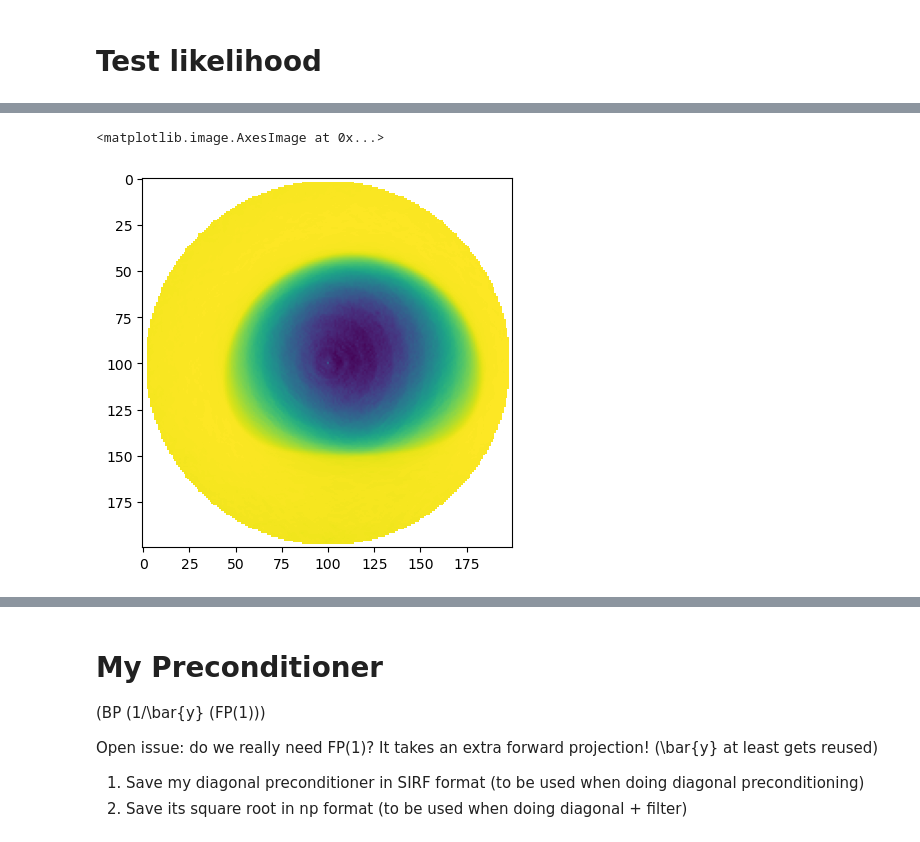
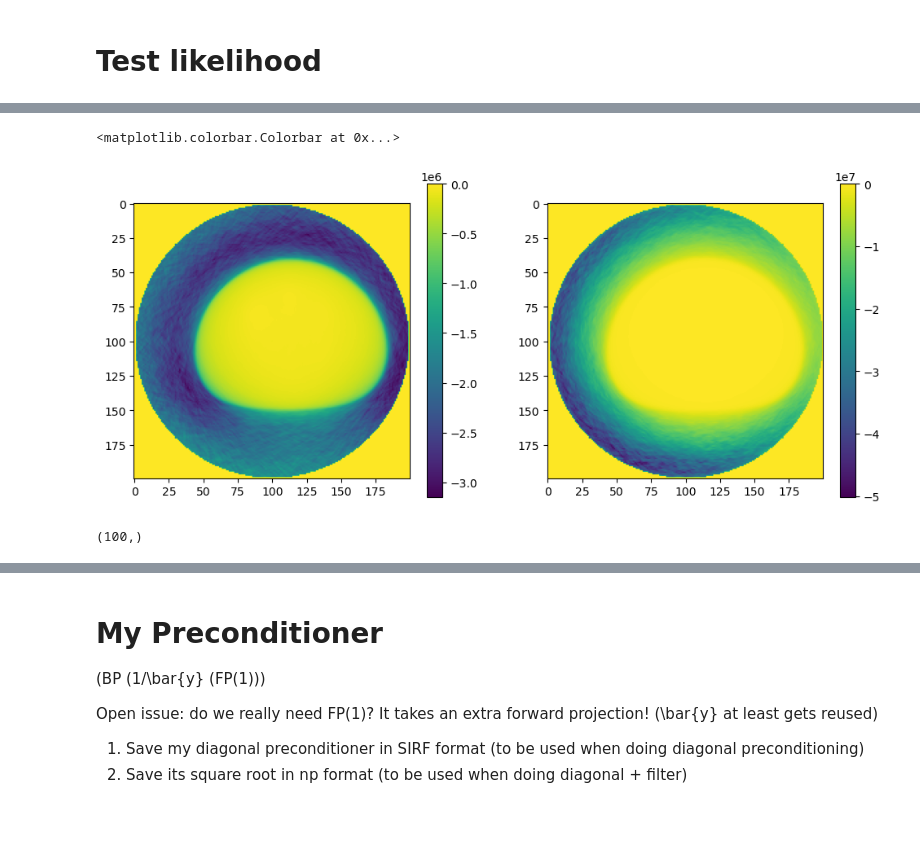
Before and after one commit to SyneRBI/PETRIC-Tomo-Unimib, a Jupyter notebook: myRec.ipynb, the cells around one changed output, grey strips where cells are left out. Saved outputs shown, nothing was run; the diff lists cells and outputs as text; code cells hidden in the pictures.

```diff
--- a/myRec.ipynb
+++ b/myRec.ipynb
@@ -236,0 +225,33 @@ plt.imshow(kappa.as_array()[55,:,:]**2)
+# %%
+def rdp_den_exact (inpImm_,sDir_,kappa_,eps_,pixS_,beta_=1/700,alpha_=0):
+
+    ssDen = 0
+
+
+    for xs in range(-1,2):
+        for ys in range (-1,2):
+            for zs in range(-1,2):
+                if (xs == 0) and (ys==0) and (zs==0):
+                    continue
+                eDist = pixS_[1]/ np.sqrt((zs*pixS_[0])**2+(xs*pixS_[1])**2+(ys*pixS_[2])**2)
+                shiftImm_ = np.roll(inpImm_,(zs,xs,ys),axis=(0,1,2))
+                sk_ = np.roll(kappa_,(zs,xs,ys),axis=(0,1,2))
+                shiftSI_ = np.roll(sDir_,(zs,xs,ys),axis=(0,1,2))
+
+                if zs==-1:
+                    shiftImm_[-1,:,:]= inpImm_[-1,:,:]
+                    shiftSI_[-1,:,:] = sDir_[-1,:,:]
+                if zs==1:
+                    shiftImm_[0,:,:] = inpImm_[0,:,:]
+                    shiftSI_[0,:,:] = sDir_[0,:,:]
+                wI = 1/(inpImm_+ shiftImm_ + 2 * np.abs(inpImm_-shiftImm_) + eps_)**3
+                wI *= (kappa_*sk_ )
+                wI *= ((2*shiftImm_+eps_)**2 *  sDir_**2 -(2*inpImm_+eps_)*(2*shiftImm_+eps_)*sDir_*shiftSI_)
+
+                ssDen += np.sum(np.sum(np.sum(wI,axis=-1),axis=-1),axis=-1)
+    ssDen *= (2*beta_)
+    return ssDen
+# %%
+ts = time.time()
+aaa = rdp_den_exact(image.as_array(),np.ones_like(inpImage),kappa.as_array(),penEps,image.voxel_sizes())
+print(time.time()-ts)
@@ -237,5 +266,15 @@ plt.imshow(kappa.as_array()[55,:,:]**2)
 # %%
-plt.imshow(1/hM.as_array()[55,:,:])
+plt.figure(figsize=(12,5))
+plt.subplot(121)
+plt.imshow(hM.as_array()[72,:,:])
+plt.colorbar()
+plt.subplot(122)
+plt.imshow(-aaa.as_array()[72,:,:])
+plt.colorbar()
 # %% [output]
-<matplotlib.image.AxesImage at 0x...>
+<matplotlib.colorbar.Colorbar at 0x...>
-[figure, old version]
+[figure, new version]
+# %%
+b.shape
+# %% [output]
+(100,)
```
Also changed, not shown: parts of 14 cells of this notebook, 2 other files.
